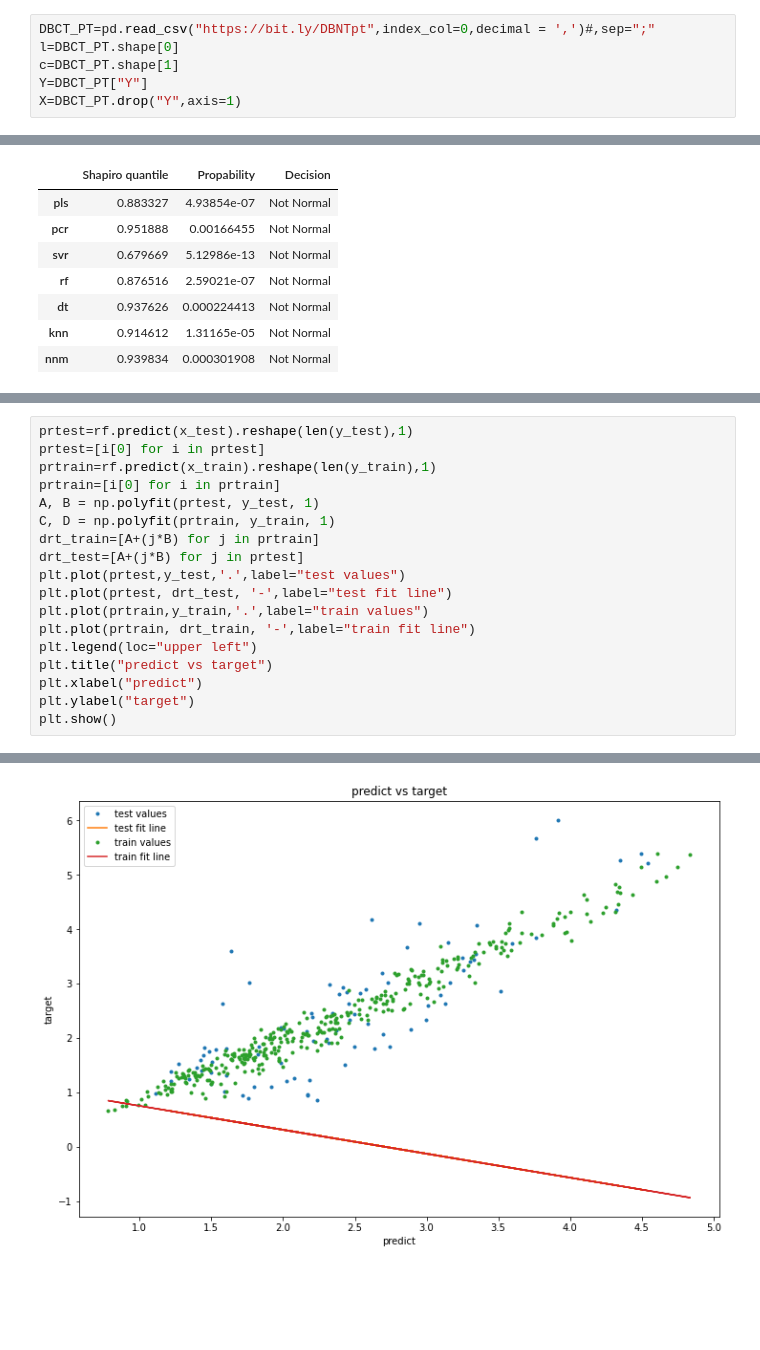
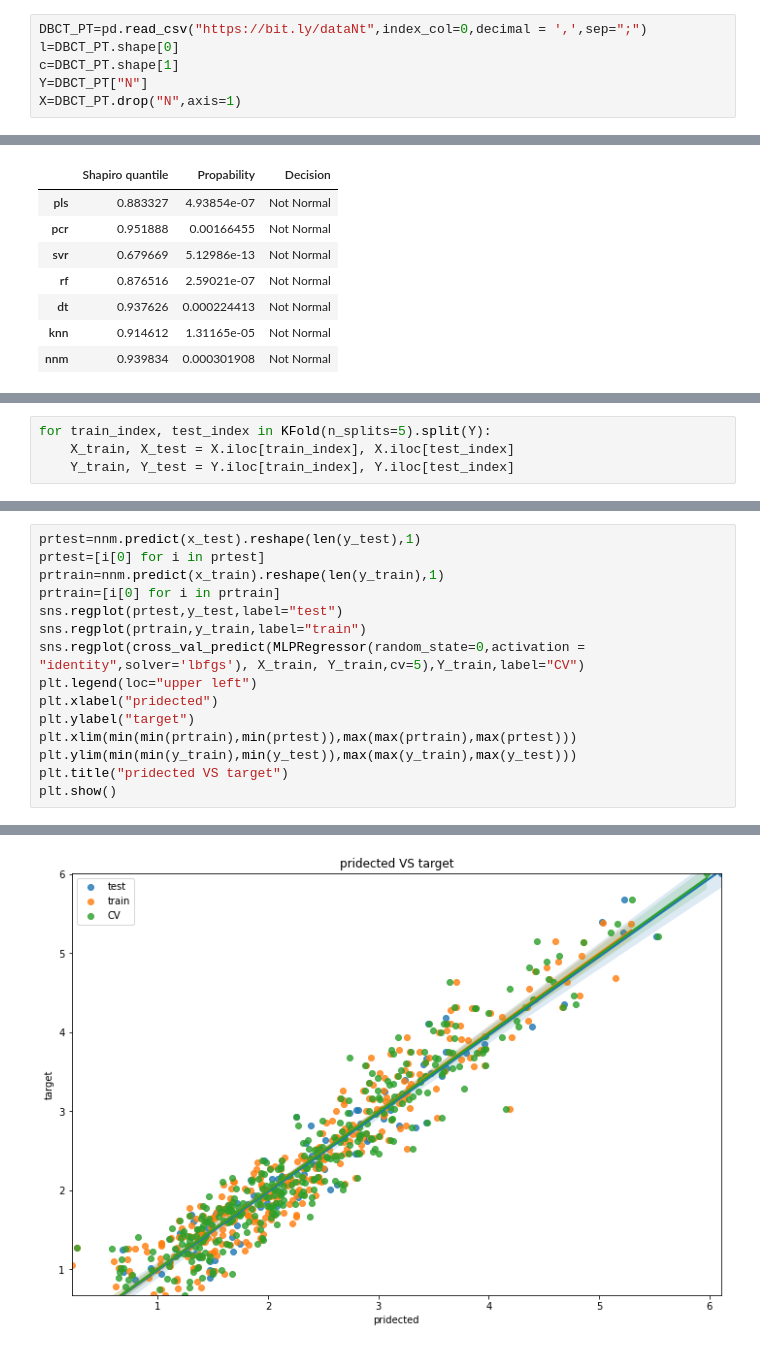
Before and after one commit to Ayoubzinini/pfe2021, a Jupyter notebook: EDA/N/N prétraité.ipynb, the cells around one changed output, grey strips where cells are left out. Saved outputs shown, nothing was run; the diff lists cells and outputs as text; blank space fills up the shorter version.

```diff
--- a/EDA/N/N prétraité.ipynb
+++ b/EDA/N/N prétraité.ipynb
@@ -49,6 +34,6 @@ plt.show()
 # %%
-DBCT_PT=pd.read_csv("https://bit.ly/DBNTpt",index_col=0,decimal = ',')#,sep=";"
+DBCT_PT=pd.read_csv("https://bit.ly/dataNt",index_col=0,decimal = ',',sep=";")
 l=DBCT_PT.shape[0]
 c=DBCT_PT.shape[1]
-Y=DBCT_PT["Y"]
-X=DBCT_PT.drop("Y",axis=1)
+Y=DBCT_PT["N"]
+X=DBCT_PT.drop("N",axis=1)
@@ -448,3 +372,7 @@ MLP
+# %%
+for train_index, test_index in KFold(n_splits=5).split(Y):
+    X_train, X_test = X.iloc[train_index], X.iloc[test_index]
+    Y_train, Y_test = Y.iloc[train_index], Y.iloc[test_index]
 # %%
 prtest=pls.predict(x_test).reshape(len(y_test),1)
 prtest=[i[0] for i in prtest]
@@ -508,19 +478,16 @@ plt.show()
 # %%
-prtest=rf.predict(x_test).reshape(len(y_test),1)
+prtest=nnm.predict(x_test).reshape(len(y_test),1)
 prtest=[i[0] for i in prtest]
-prtrain=rf.predict(x_train).reshape(len(y_train),1)
+prtrain=nnm.predict(x_train).reshape(len(y_train),1)
 prtrain=[i[0] for i in prtrain]
-A, B = np.polyfit(prtest, y_test, 1)
-C, D = np.polyfit(prtrain, y_train, 1)
-drt_train=[A+(j*B) for j in prtrain]
-drt_test=[A+(j*B) for j in prtest]
-plt.plot(prtest,y_test,'.',label="test values")
-plt.plot(prtest, drt_test, '-',label="test fit line")
-plt.plot(prtrain,y_train,'.',label="train values")
-plt.plot(prtrain, drt_train, '-',label="train fit line")
+sns.regplot(prtest,y_test,label="test")
+sns.regplot(prtrain,y_train,label="train")
+sns.regplot(cross_val_predict(MLPRegressor(random_state=0,activation = "identity",solver='lbfgs'), X_train, Y_train,cv=5),Y_train,label="CV")
 plt.legend(loc="upper left")
-plt.title("predict vs target")
-plt.xlabel("predict")
+plt.xlabel("pridected")
 plt.ylabel("target")
+plt.xlim(min(min(prtrain),min(prtest)),max(max(prtrain),max(prtest)))
+plt.ylim(min(min(y_train),min(y_test)),max(max(y_train),max(y_test)))
+plt.title("pridected VS target")
 plt.show()
 # %% [output]
@@ -527 +511 @@ plt.show()
-[figure, old version]
+[figure, new version]
```
Also changed, not shown: parts of 18 cells of this notebook, 11 other files.
